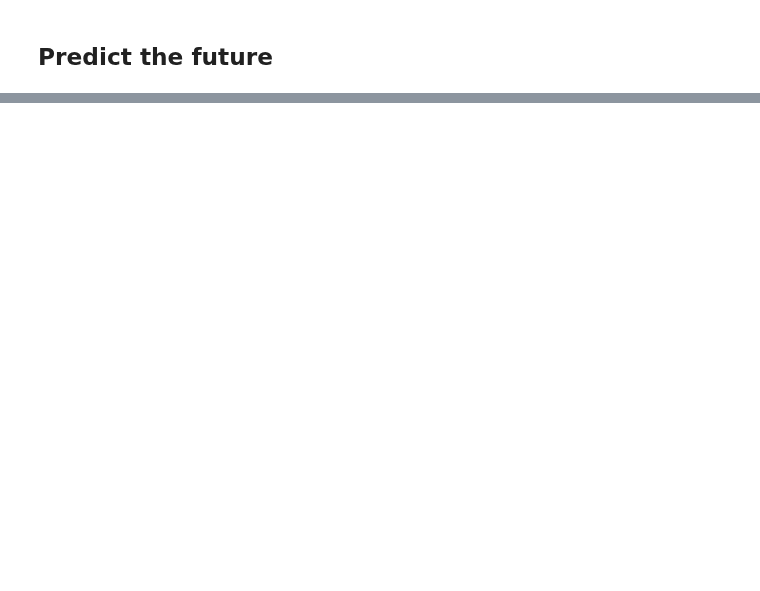
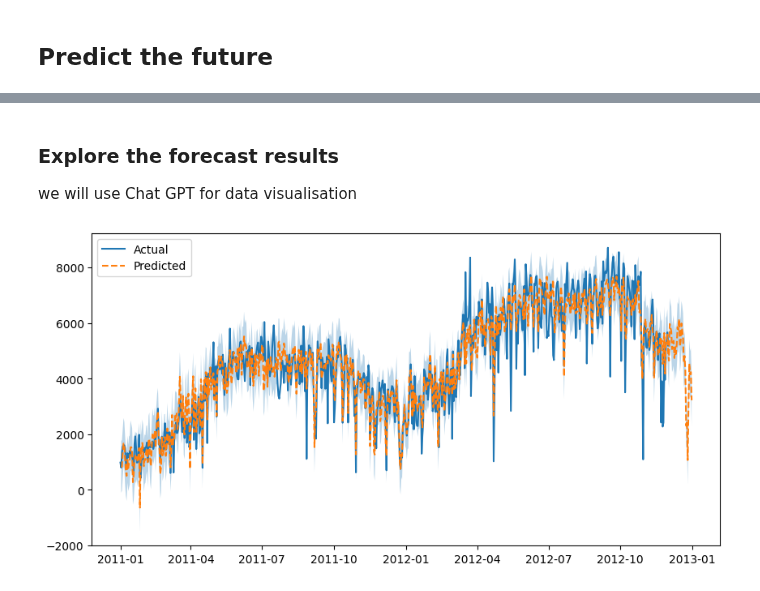
Before and after one commit to rizaho/ml_for_financial_analysis, a Jupyter notebook: 201_4_FACEBOOK_PROPHET.ipynb, the cells around one changed output, grey strips where cells are left out. Saved outputs shown, nothing was run; the diff lists cells and outputs as text; code cells hidden in the pictures; blank space fills up the shorter version.

```diff
--- a/201_4_FACEBOOK_PROPHET.ipynb
+++ b/201_4_FACEBOOK_PROPHET.ipynb
@@ -821,0 +1002,20 @@ df.tail()
+# %%
+# Generally m is used in Prophet models.
+
+# Create Prophet model with parameteters
+m = Prophet(
+    yearly_seasonality=True,
+    weekly_seasonality=True,
+    holidays = holidays,
+    **best_params)
+
+# add regressors (other variables that (we think) effect y variable)
+m.add_regressor("workingday")
+m.add_regressor("temp")
+m.add_regressor("atemp")
+m.add_regressor("hum")
+m.add_regressor("windspeed")
+m.add_regressor("weathersit_2")
+m.add_regressor("weathersit_3")
+m.add_regressor("temp_lag_1")
+m.fit(train)
@@ -821,0 +1036,6 @@ df.tail()
+# %%
+# Future regressors
+future_regressors = df.drop(columns = ["ds", "y"])
+future_regressors = future_regressors.dropna()
+future_regressors.reset_index(drop = True, inplace = True)
+future_regressors
@@ -821,0 +1056,8 @@ df.tail()
+# %%
+# Create a future data frame
+future = m.make_future_dataframe(periods = 30)
+future = pd.concat([future, future_regressors], axis = 1)
+# %%
+# make the forcast
+forecast = m.predict(future)
+forecast.head()
@@ -821,0 +1072,14 @@ df.tail()
+# %% [markdown]
+### Explore the forecast results
+
+we will use Chat GPT for data visualisation
+# %%
+# plot time series data
+plt.figure(figsize=(10, 5))
+plt.plot(df['ds'], df['y'], label='Actual')
+plt.plot(forecast['ds'], forecast['yhat'], label='Predicted', linestyle='dashed')
+plt.fill_between(forecast['ds'], forecast['yhat_lower'], forecast['yhat_upper'], alpha=0.3)
+plt.legend()
+plt.show()
+# %% [output]
+[figure, added]
```
Also changed, not shown: parts of 28 cells of this notebook.
